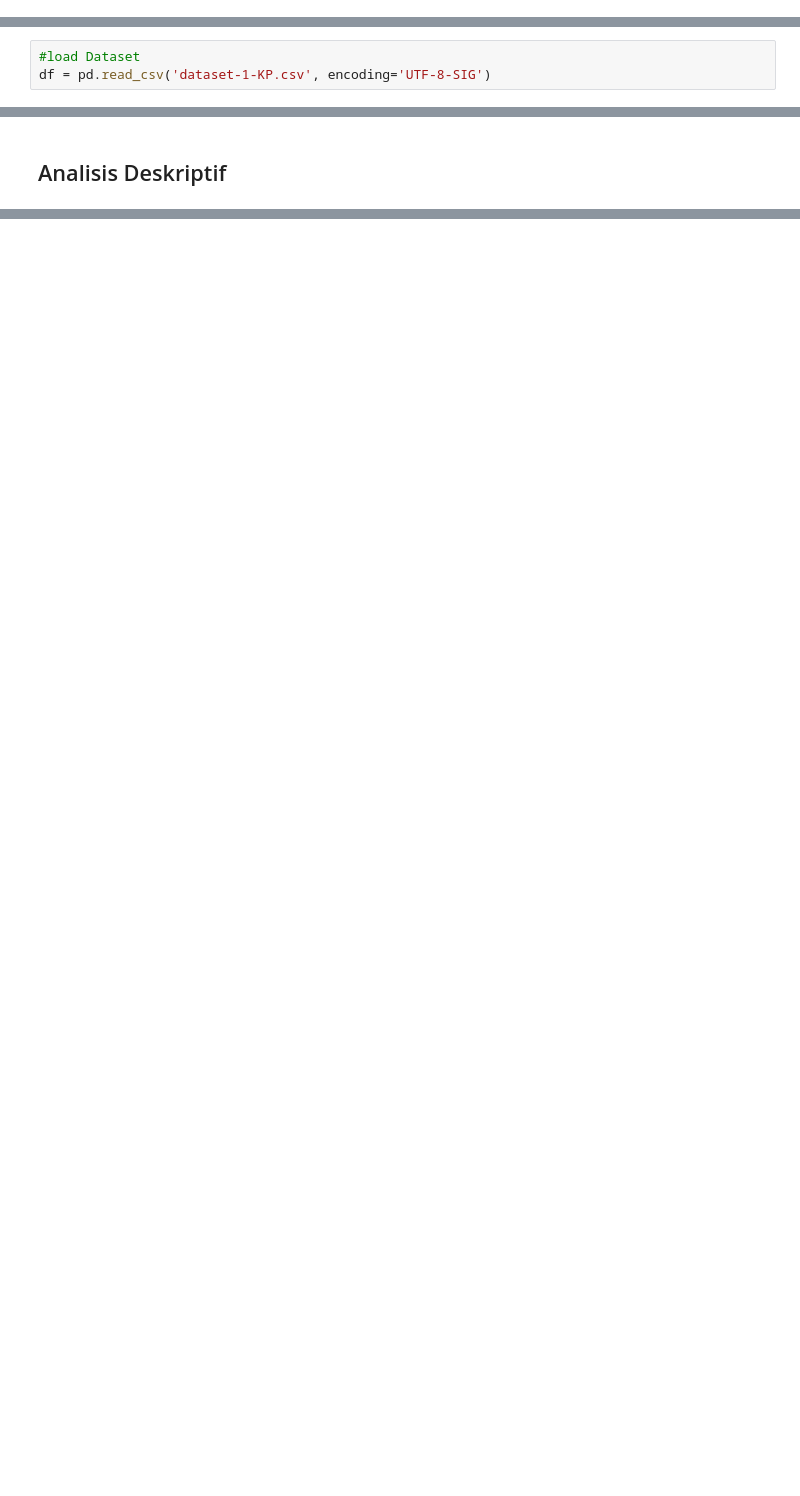
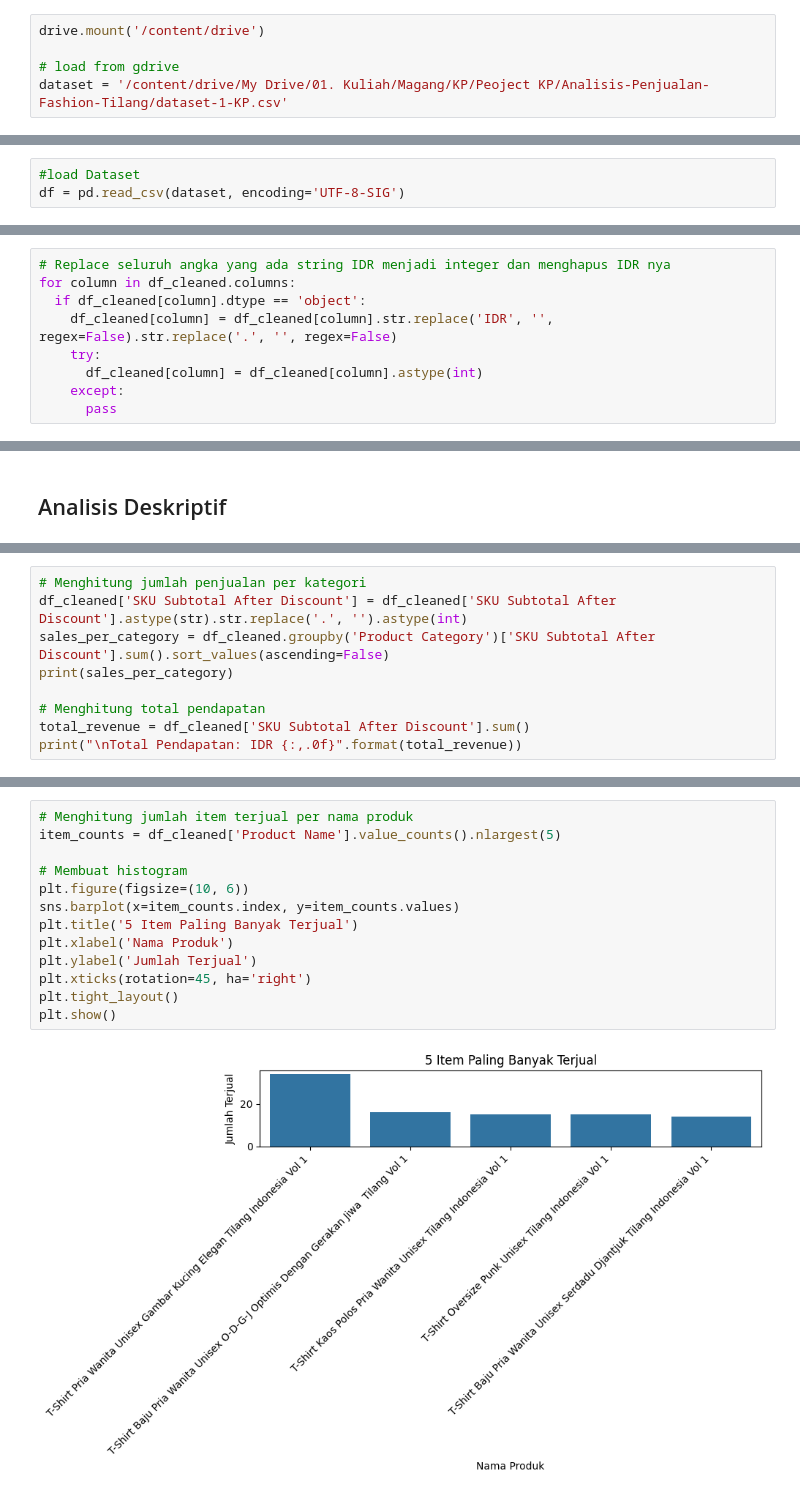
Before and after one commit to adityadarmawann/Analisis-Penjualan-Fashion-Tilang, a Jupyter notebook: Projek-KP.ipynb, the cells around one changed output, grey strips where cells are left out. Saved outputs shown, nothing was run; the diff lists cells and outputs as text; blank space fills up the shorter version.

```diff
--- a/Projek-KP.ipynb
+++ b/Projek-KP.ipynb
@@ -6,0 +8,5 @@ from sklearn.model_selection import train_test_split
+# %%
+drive.mount('/content/drive')
+
+# load from gdrive
+dataset = '/content/drive/My Drive/01. Kuliah/Magang/KP/Peoject KP/Analisis-Penjualan-Fashion-Tilang/dataset-1-KP.csv'
@@ -7,4 +15,4 @@ from sklearn.model_selection import train_test_split
 # %%
 #load Dataset
-df = pd.read_csv('dataset-1-KP.csv', encoding='UTF-8-SIG')
+df = pd.read_csv(dataset, encoding='UTF-8-SIG')
 # %%
@@ -145,3 +165,12 @@ print(missing_values_after)
 # %% [output]
 Jumlah Missing Value setelah dibersihkan:
 0
+# %%
+# Replace seluruh angka yang ada string IDR menjadi integer dan menghapus IDR nya
+for column in df_cleaned.columns:
+  if df_cleaned[column].dtype == 'object':
+    df_cleaned[column] = df_cleaned[column].str.replace('IDR', '', regex=False).str.replace('.', '', regex=False)
+    try:
+      df_cleaned[column] = df_cleaned[column].astype(int)
+    except:
+      pass
@@ -168,0 +221,9 @@ AttributeError: Can only use .str accessor with string values!
+# %%
+# Menghitung jumlah penjualan per kategori
+df_cleaned['SKU Subtotal After Discount'] = df_cleaned['SKU Subtotal After Discount'].astype(str).str.replace('.', '').astype(int)
+sales_per_category = df_cleaned.groupby('Product Category')['SKU Subtotal After Discount'].sum().sort_values(ascending=False)
+print(sales_per_category)
+
+# Menghitung total pendapatan
+total_revenue = df_cleaned['SKU Subtotal After Discount'].sum()
+print("\nTotal Pendapatan: IDR {:,.0f}".format(total_revenue))
@@ -168,0 +242,15 @@ AttributeError: Can only use .str accessor with string values!
+# %%
+# Menghitung jumlah item terjual per nama produk
+item_counts = df_cleaned['Product Name'].value_counts().nlargest(5)
+
+# Membuat histogram
+plt.figure(figsize=(10, 6))
+sns.barplot(x=item_counts.index, y=item_counts.values)
+plt.title('5 Item Paling Banyak Terjual')
+plt.xlabel('Nama Produk')
+plt.ylabel('Jumlah Terjual')
+plt.xticks(rotation=45, ha='right')
+plt.tight_layout()
+plt.show()
+# %% [output]
+[figure, added]
```
Also changed, not shown: parts of 14 cells of this notebook.
